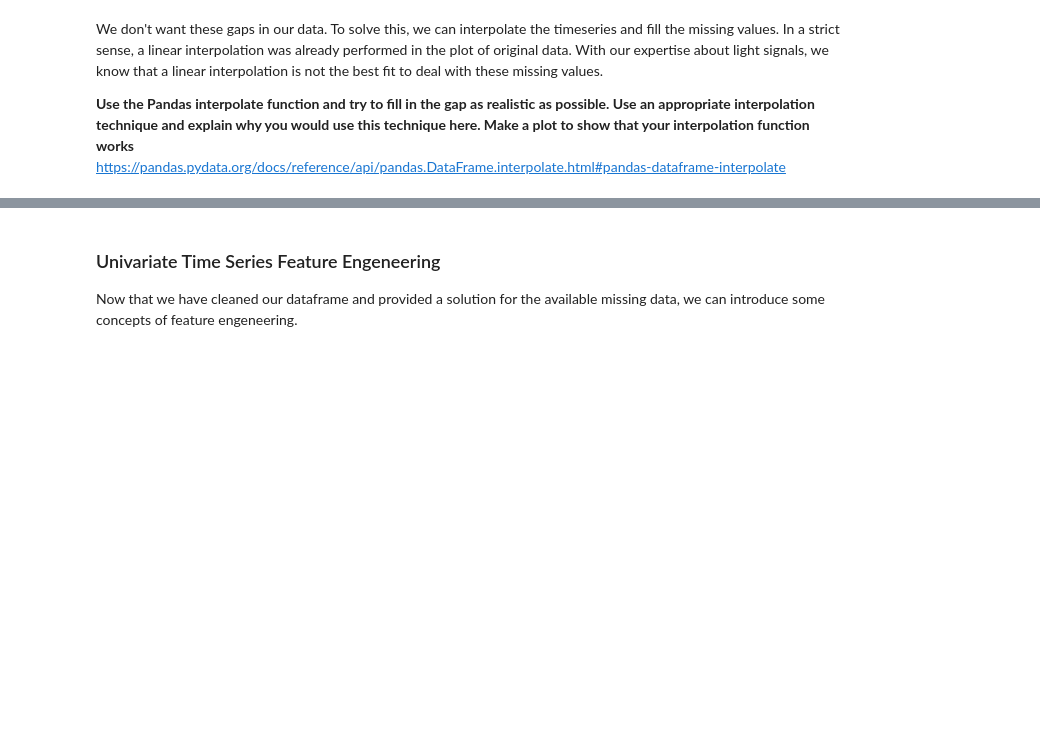
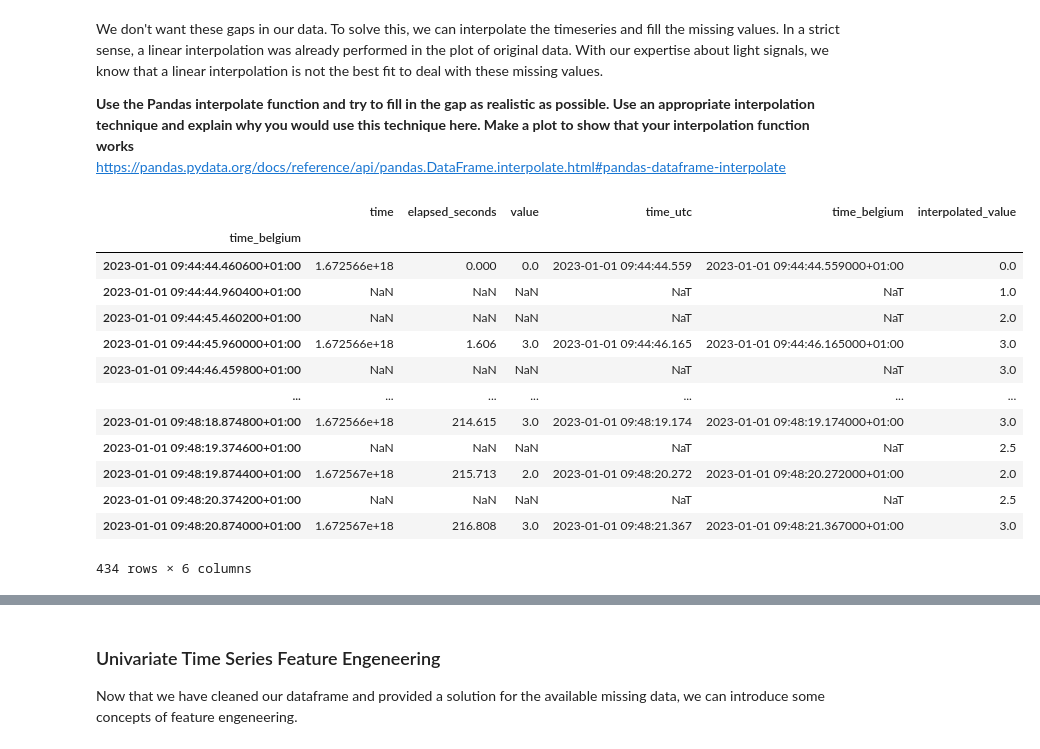
Before and after one commit to cesarz10/Data-Analytics-Healthcare, a Jupyter notebook: Lab_3_mobile/Lab_3_Mobile.ipynb, the cells around one changed output, grey strips where cells are left out. Saved outputs shown, nothing was run; the diff lists cells and outputs as text; code cells hidden in the pictures; blank space fills up the shorter version.

```diff
--- a/Lab_3_mobile/Lab_3_Mobile.ipynb
+++ b/Lab_3_mobile/Lab_3_Mobile.ipynb
@@ -320,2 +345,20 @@ resampled['interpolatede_value'] = resampled['value']...# YOUR CODE HERE
+# %%
+resampled['interpolated_value'] = resampled['value'].interpolate(method='time')
+resampled
+# %% [output]
+|  | time | elapsed_seconds | value | time_utc | time_belgium | interpolated_value |
+| time_belgium |  |  |  |  |  |  |
+| 2023-01-01 09:44:44.460600+01:00 | 1.672566e+18 | 0.000 | 0.0 | 2023-01-01 09:44:44.559 | 2023-01-01 09:44:44.559000+01:00 | 0.0 |
+| 2023-01-01 09:44:44.960400+01:00 | NaN | NaN | NaN | NaT | NaT | 1.0 |
+| 2023-01-01 09:44:45.460200+01:00 | NaN | NaN | NaN | NaT | NaT | 2.0 |
+| 2023-01-01 09:44:45.960000+01:00 | 1.672566e+18 | 1.606 | 3.0 | 2023-01-01 09:44:46.165 | 2023-01-01 09:44:46.165000+01:00 | 3.0 |
+| 2023-01-01 09:44:46.459800+01:00 | NaN | NaN | NaN | NaT | NaT | 3.0 |
+| ... | ... | ... | ... | ... | ... | ... |
+| 2023-01-01 09:48:18.874800+01:00 | 1.672566e+18 | 214.615 | 3.0 | 2023-01-01 09:48:19.174 | 2023-01-01 09:48:19.174000+01:00 | 3.0 |
+| 2023-01-01 09:48:19.374600+01:00 | NaN | NaN | NaN | NaT | NaT | 2.5 |
+| 2023-01-01 09:48:19.874400+01:00 | 1.672567e+18 | 215.713 | 2.0 | 2023-01-01 09:48:20.272 | 2023-01-01 09:48:20.272000+01:00 | 2.0 |
+| 2023-01-01 09:48:20.374200+01:00 | NaN | NaN | NaN | NaT | NaT | 2.5 |
+| 2023-01-01 09:48:20.874000+01:00 | 1.672567e+18 | 216.808 | 3.0 | 2023-01-01 09:48:21.367 | 2023-01-01 09:48:21.367000+01:00 | 3.0 |
+434 rows × 6 columns
 # %%
 answer4="""
```
Also changed, not shown: parts of 14 cells of this notebook.
